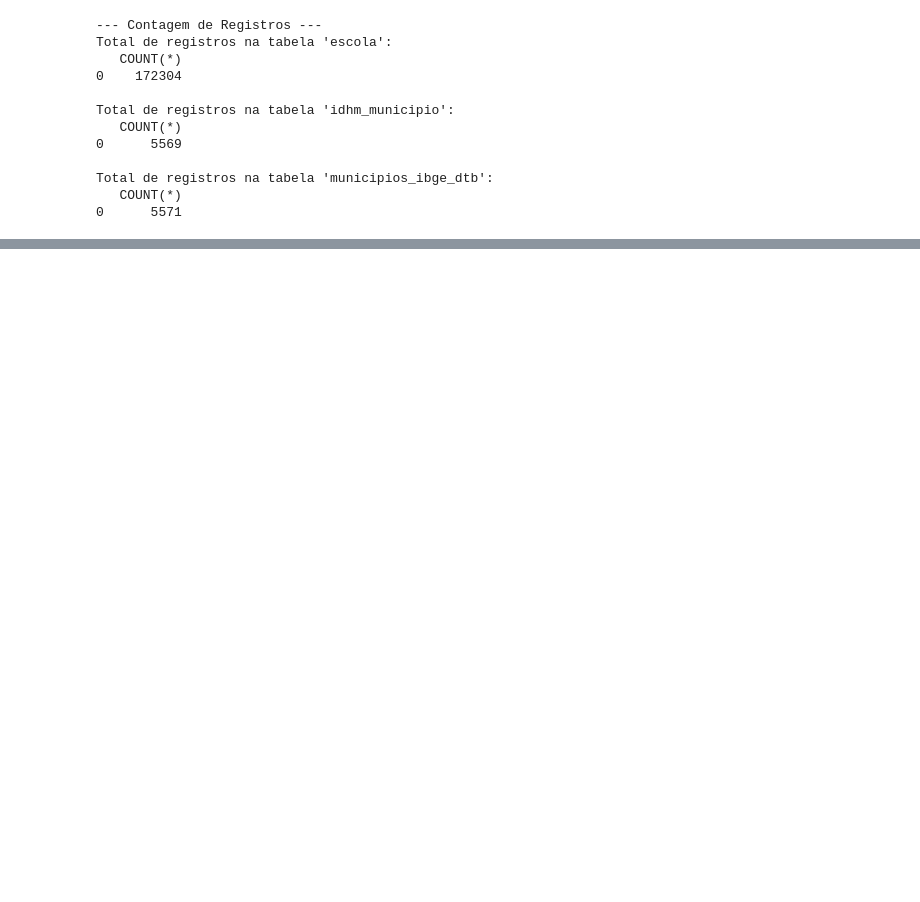
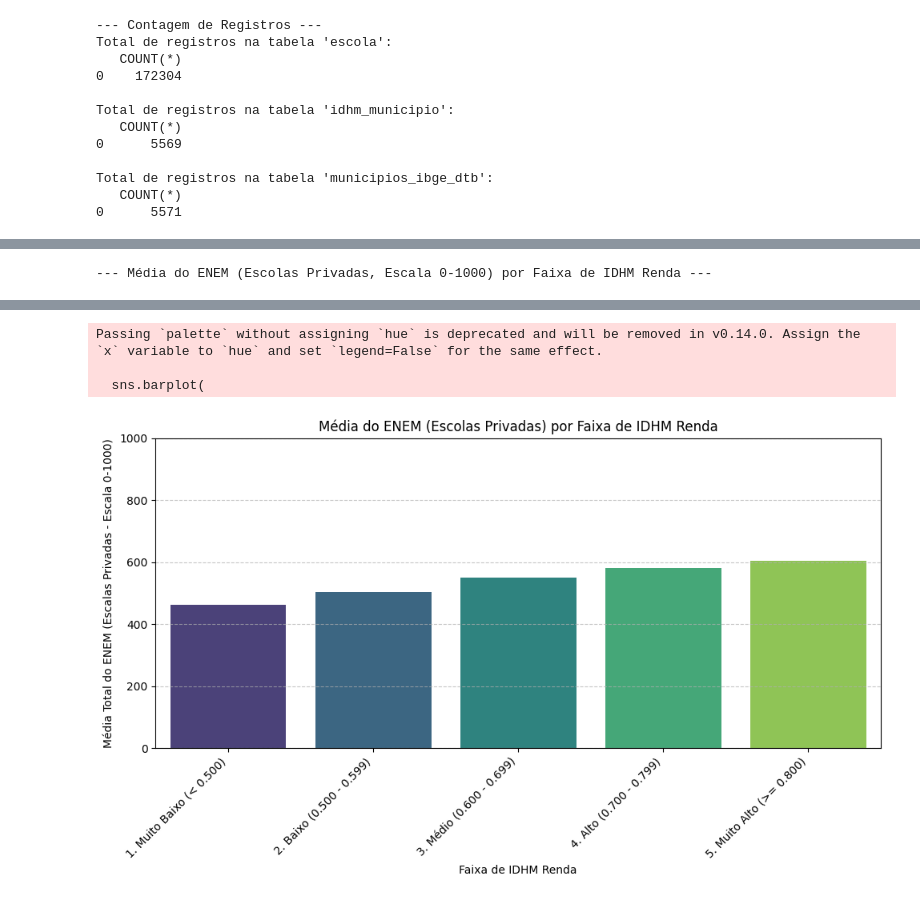
Before and after one commit to JeanBerly/TP2-IBD, a Jupyter notebook: analise.ipynb, the cells around one changed output, grey strips where cells are left out. Cells and saved outputs as stored; diff of their text form; code cells hidden in the pictures; blank space fills up the shorter version.

```diff
--- a/analise.ipynb
+++ b/analise.ipynb
@@ -385,0 +661,75 @@ Total de registros na tabela 'municipios_ibge_dtb':
+# %%
+conn = sql3.connect(db_file_path)
+
+try:
+    # Consulta para Média do ENEM (Escolas Privadas) por Faixa de IDHM Renda
+    print("--- Média do ENEM (Escolas Privadas, Escala 0-1000) por Faixa de IDHM Renda ---")
+    query_enem_privada_por_faixa_idh_renda = f"""
+    WITH MediaEnemPrivadaPorMunicipio AS (
+        SELECT
+            CO_MUNICIPIO_ESCOLA AS cod_municipio,
+            AVG(NU_MEDIA_TOT) * 10 AS media_enem_privada_1000 -- Média do ENEM na escala 0-1000
+        FROM
+            {tabela_escolas}
+        WHERE
+            NU_MEDIA_TOT IS NOT NULL
+            AND NU_PARTICIPANTES > 0
+            AND TP_DEPENDENCIA_ADM_ESCOLA = '4' -- Apenas escolas privadas
+            -- Adicione aqui a condição do ano do ENEM se for relevante (ex: AND NU_ANO = 2010)
+        GROUP BY
+            CO_MUNICIPIO_ESCOLA
+    )
+    SELECT
+        CASE
+            WHEN idhm."IDHM Renda 2010" < 0.500 THEN '1. Muito Baixo (< 0.500)'
+            WHEN idhm."IDHM Renda 2010" >= 0.500 AND idhm."IDHM Renda 2010" < 0.600 THEN '2. Baixo (0.500 - 0.599)'
+            WHEN idhm."IDHM Renda 2010" >= 0.600 AND idhm."IDHM Renda 2010" < 0.700 THEN '3. Médio (0.600 - 0.699)'
+            WHEN idhm."IDHM Renda 2010" >= 0.700 AND idhm."IDHM Renda 2010" < 0.800 THEN '4. Alto (0.700 - 0.799)'
+            WHEN idhm."IDHM Renda 2010" >= 0.800 THEN '5. Muito Alto (>= 0.800)'
+            ELSE '0. Sem Classificação IDHM Renda'
+        END AS Faixa_IDHM_Renda,
+        COUNT(idhm.Territorialidades) AS Numero_Municipios,
+        AVG(enem.media_enem_privada_1000) AS Media_ENEM_Faixa_1000
+    FROM
+        {tabela_idhm_municipios} AS idhm
+    JOIN
+        MediaEnemPrivadaPorMunicipio AS enem ON idhm.cod_municipio_ibge = enem.cod_municipio
+    WHERE
+        idhm."IDHM Renda 2010" IS NOT NULL
+    GROUP BY
+        Faixa_IDHM_Renda
+    ORDER BY
+        Faixa_IDHM_Renda;
+    """
+
+    df_enem_privada_por_faixa_idh_renda = pd.read_sql(query_enem_privada_por_faixa_idh_renda, conn)
+    display(df_enem_privada_por_faixa_idh_renda)
+
+    #  Visualização: Gráfico de Barras para Escolas Privadas
+    if not df_enem_privada_por_faixa_idh_renda.empty:
+        plt.figure(figsize=(10, 6))
+        sns.barplot(
+            x='Faixa_IDHM_Renda',
+            y='Media_ENEM_Faixa_1000',
+            data=df_enem_privada_por_faixa_idh_renda,
+            palette='viridis'
+        )
+        plt.title('Média do ENEM (Escolas Privadas) por Faixa de IDHM Renda')
+        plt.xlabel('Faixa de IDHM Renda')
+        plt.ylabel('Média Total do ENEM (Escalas Privadas - Escala 0-1000)')
+        plt.grid(axis='y', linestyle='--', alpha=0.7)
+        plt.xticks(rotation=45, ha='right')
+        plt.ylim(0, 1000)
+        plt.tight_layout()
+        plt.show()
+    else:
+        print("Não há dados para gerar o gráfico de barras para escolas privadas por faixa de IDHM Renda.")
+except sql3.Error as e:
+    print(f"Ocorreu um erro SQL: {e}")
+except Exception as e:
+    print(f"Ocorreu um erro Python: {e}")
+finally:
+    if conn:
+        conn.close()
+# %% [output]
+--- Média do ENEM (Escolas Privadas, Escala 0-1000) por Faixa de IDHM Renda ---
@@ -385,0 +742,4 @@ Total de registros na tabela 'municipios_ibge_dtb':
+Passing `palette` without assigning `hue` is deprecated and will be removed in v0.14.0. Assign the `x` variable to `hue` and set `legend=False` for the same effect.
+
+  sns.barplot(
+[figure, added]
```
Also changed, not shown: parts of 26 cells of this notebook.
